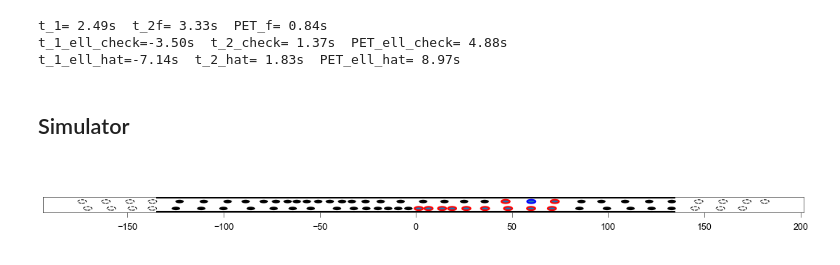
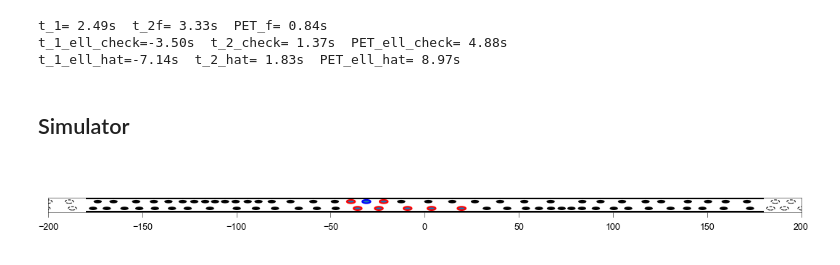
Before and after one commit to EPFL-ENAC/LUTS-pneuma-simulator, a Jupyter notebook: notebooks/simulator.ipynb, the cells around one changed output. Cells and saved outputs as stored; diff of their text form; code cells hidden in the pictures.

```diff
--- a/notebooks/simulator.ipynb
+++ b/notebooks/simulator.ipynb
@@ -1111,4 +1112,11 @@ def infront(e_i, pos_i, pos_j):
 def ov(x: float | NDArray[np.floating], lam: float, v0: float, s0: float) -> float | NDArray[np.floating]:
     y = np.maximum(0.0, v0 - v0 * np.exp((-lam / v0) * (x - s0)))
     return y
+# %%
+from scipy.stats import weibull_min
+
+# ---- Braking duration distribution ----
+brake_k = 4.0
+brake_scale = 2.0
+brake_dist = weibull_min(c=brake_k, scale=brake_scale)
 # %%
@@ -1317,28 +1366,32 @@ for t in range(COUNT - 1):
 # %%
 %matplotlib widget
 fig, ax = plt.subplots(figsize=(18 * cm, 2 * cm), dpi=150)
 setattr(fig.canvas, "header_visible", False)
 ax.set_aspect("equal")
 for sample in samples:
     sample.styles = {"ec": "none", "fc": "k", "fill": True, "lw": 0.6}
     sample.draw(ax)
 for image in images:
     image.styles = {"ec": "k", "fill": False, "lw": 0.5, "ls": "--"}
     image.draw(ax)
-for neighbor in neighbors:
-    neighbor.styles = {"ec": "r", "fill": True, "lw": 1, "ls": "-"}
-    neighbor.draw(ax)
-agent.styles = {"ec": "b", "fill": True, "lw": 1, "ls": "-"}
-agent.draw(ax)
+for agent in agents:
+    if agent.ID==6:
+        agent.styles = {"ec": "b", "fill": True, "lw": 1, "ls": "-"}
+        agent.draw(ax)
+        neighbors = neighborhood(agent, agents)
+        for neighbor in neighbors:
+            neighbor.styles = {"ec": "r", "fill": True, "lw": 1, "ls": "-"}
+            neighbor.draw(ax)
 ax.hlines(
     [-W, W],
     xmin=-L / 2,
     xmax=L / 2,
     color="k",
     ls="-",
     lw=1,
 )
 ax.set_yticks([])
+ax.set_xlim(-200, 200)
 fig.tight_layout(pad=0)
 # %% [output]
-[figure, old version]
+[figure, new version]
```
Also changed, not shown: parts of 16 cells of this notebook, 1 other file.
